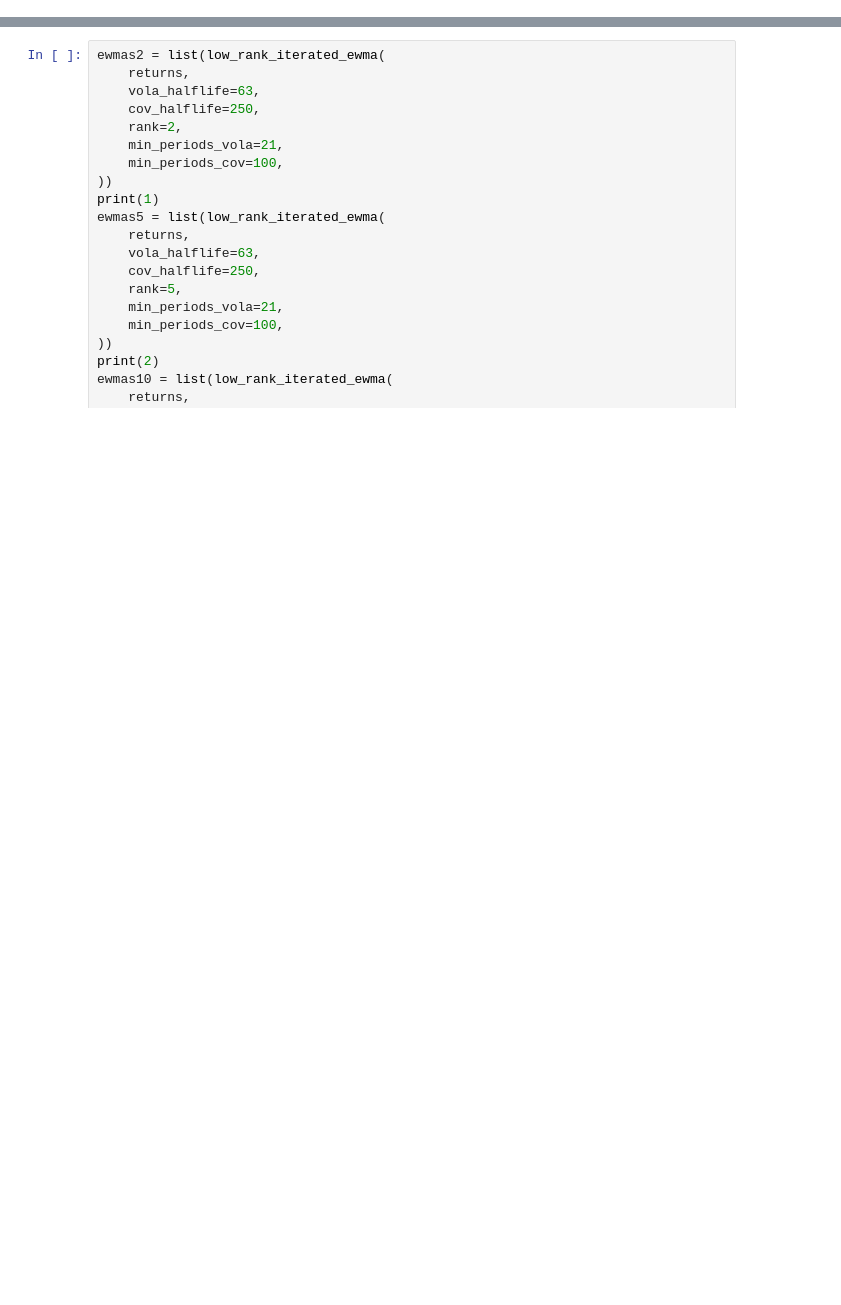
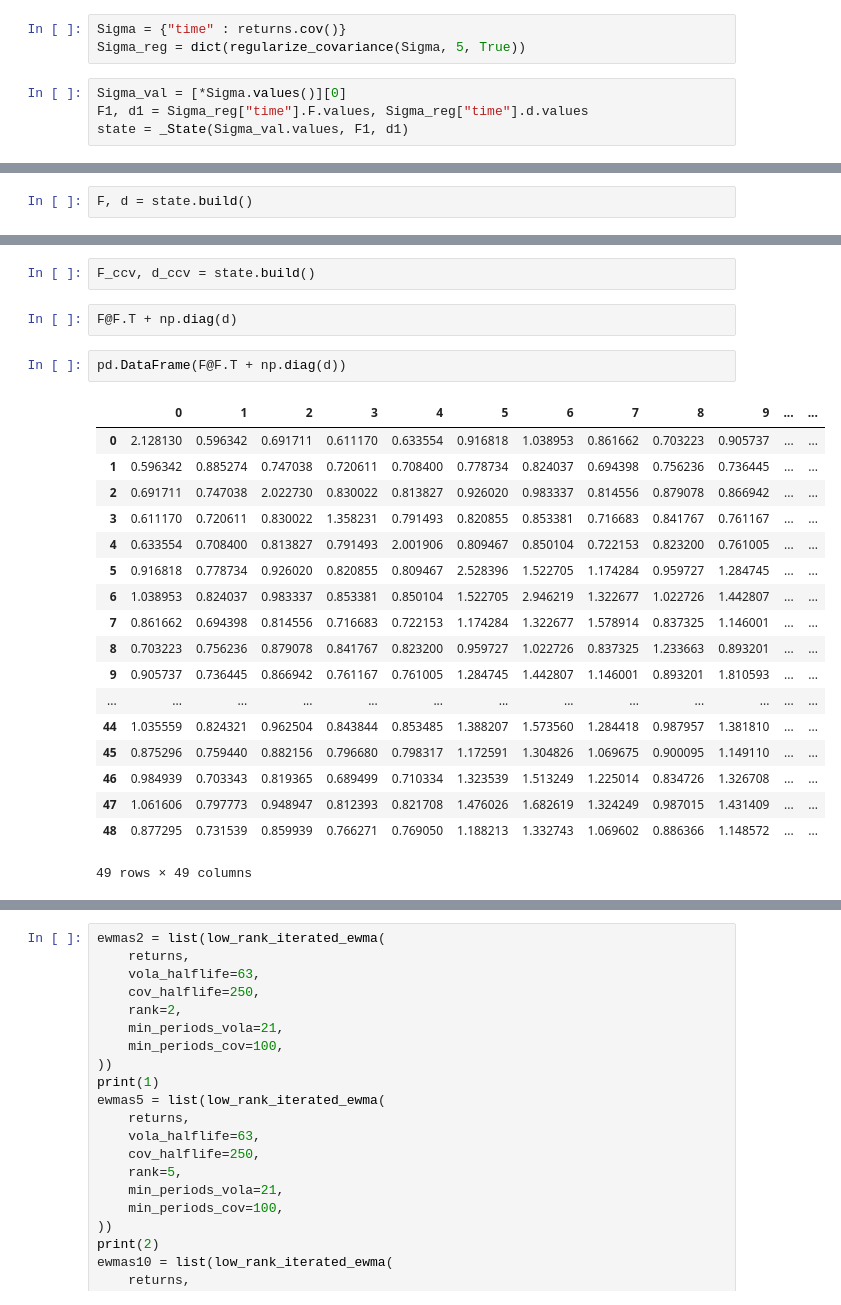
Before and after one commit to cvxgrp/cov_pred_finance, a Jupyter notebook: experiments/extensions/playground.ipynb, the cells around one changed output, grey strips where cells are left out. Drawn from its saved outputs; the diff is of its cells as text; blank space fills up the shorter version.

```diff
--- a/experiments/extensions/playground.ipynb
+++ b/experiments/extensions/playground.ipynb
@@ -17,0 +26,7 @@ returns = 100*pd.read_csv("../data/returns_large_universe.csv", index_col=0, par
+# %%
+Sigma = {"time" : returns.cov()}
+Sigma_reg = dict(regularize_covariance(Sigma, 5, True))
+# %%
+Sigma_val = [*Sigma.values()][0]
+F1, d1 = Sigma_reg["time"].F.values, Sigma_reg["time"].d.values
+state = _State(Sigma_val.values, F1, d1)
@@ -17,0 +45,2 @@ returns = 100*pd.read_csv("../data/returns_large_universe.csv", index_col=0, par
+# %%
+F, d = state.build()
@@ -17,0 +140,25 @@ returns = 100*pd.read_csv("../data/returns_large_universe.csv", index_col=0, par
+# %%
+F_ccv, d_ccv = state.build()
+# %%
+F@F.T + np.diag(d)
+# %%
+pd.DataFrame(F@F.T + np.diag(d))
+# %% [output]
+|  | 0 | 1 | 2 | 3 | 4 | 5 | 6 | 7 | 8 | 9 | ... | ... |
+| 0 | 2.128130 | 0.596342 | 0.691711 | 0.611170 | 0.633554 | 0.916818 | 1.038953 | 0.861662 | 0.703223 | 0.905737 | ... | ... |
+| 1 | 0.596342 | 0.885274 | 0.747038 | 0.720611 | 0.708400 | 0.778734 | 0.824037 | 0.694398 | 0.756236 | 0.736445 | ... | ... |
+| 2 | 0.691711 | 0.747038 | 2.022730 | 0.830022 | 0.813827 | 0.926020 | 0.983337 | 0.814556 | 0.879078 | 0.866942 | ... | ... |
+| 3 | 0.611170 | 0.720611 | 0.830022 | 1.358231 | 0.791493 | 0.820855 | 0.853381 | 0.716683 | 0.841767 | 0.761167 | ... | ... |
+| 4 | 0.633554 | 0.708400 | 0.813827 | 0.791493 | 2.001906 | 0.809467 | 0.850104 | 0.722153 | 0.823200 | 0.761005 | ... | ... |
+| 5 | 0.916818 | 0.778734 | 0.926020 | 0.820855 | 0.809467 | 2.528396 | 1.522705 | 1.174284 | 0.959727 | 1.284745 | ... | ... |
+| 6 | 1.038953 | 0.824037 | 0.983337 | 0.853381 | 0.850104 | 1.522705 | 2.946219 | 1.322677 | 1.022726 | 1.442807 | ... | ... |
+| 7 | 0.861662 | 0.694398 | 0.814556 | 0.716683 | 0.722153 | 1.174284 | 1.322677 | 1.578914 | 0.837325 | 1.146001 | ... | ... |
+| 8 | 0.703223 | 0.756236 | 0.879078 | 0.841767 | 0.823200 | 0.959727 | 1.022726 | 0.837325 | 1.233663 | 0.893201 | ... | ... |
+| 9 | 0.905737 | 0.736445 | 0.866942 | 0.761167 | 0.761005 | 1.284745 | 1.442807 | 1.146001 | 0.893201 | 1.810593 | ... | ... |
+| ... | ... | ... | ... | ... | ... | ... | ... | ... | ... | ... | ... | ... |
+| 44 | 1.035559 | 0.824321 | 0.962504 | 0.843844 | 0.853485 | 1.388207 | 1.573560 | 1.284418 | 0.987957 | 1.381810 | ... | ... |
+| 45 | 0.875296 | 0.759440 | 0.882156 | 0.796680 | 0.798317 | 1.172591 | 1.304826 | 1.069675 | 0.900095 | 1.149110 | ... | ... |
+| 46 | 0.984939 | 0.703343 | 0.819365 | 0.689499 | 0.710334 | 1.323539 | 1.513249 | 1.225014 | 0.834726 | 1.326708 | ... | ... |
+| 47 | 1.061606 | 0.797773 | 0.948947 | 0.812393 | 0.821708 | 1.476026 | 1.682619 | 1.324249 | 0.987015 | 1.431409 | ... | ... |
+| 48 | 0.877295 | 0.731539 | 0.859939 | 0.766271 | 0.769050 | 1.188213 | 1.332743 | 1.069602 | 0.886366 | 1.148572 | ... | ... |
+49 rows × 49 columns
```
Also changed, not shown: parts of 27 cells of this notebook, 21 other files.
